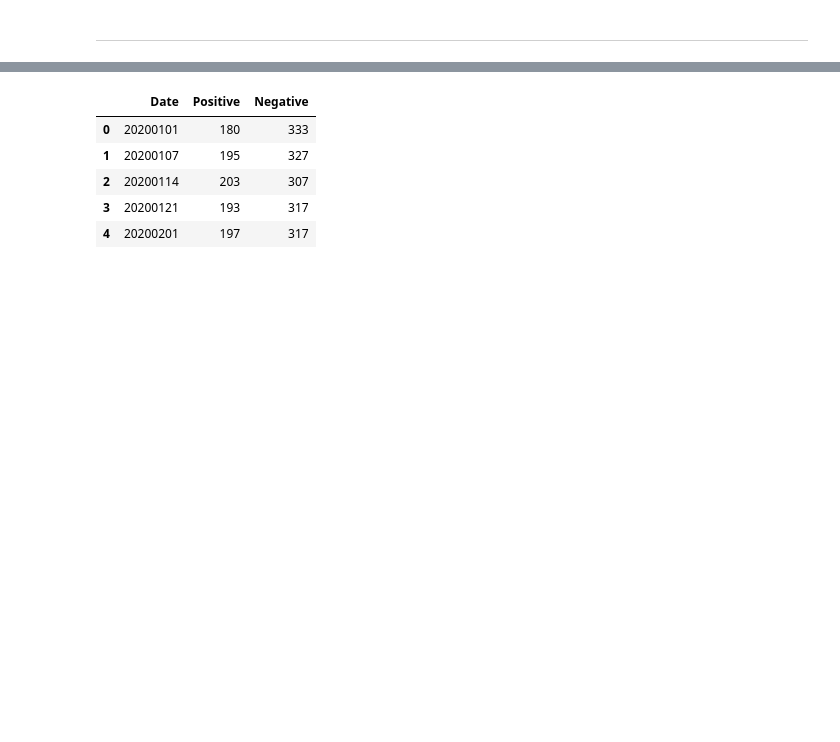
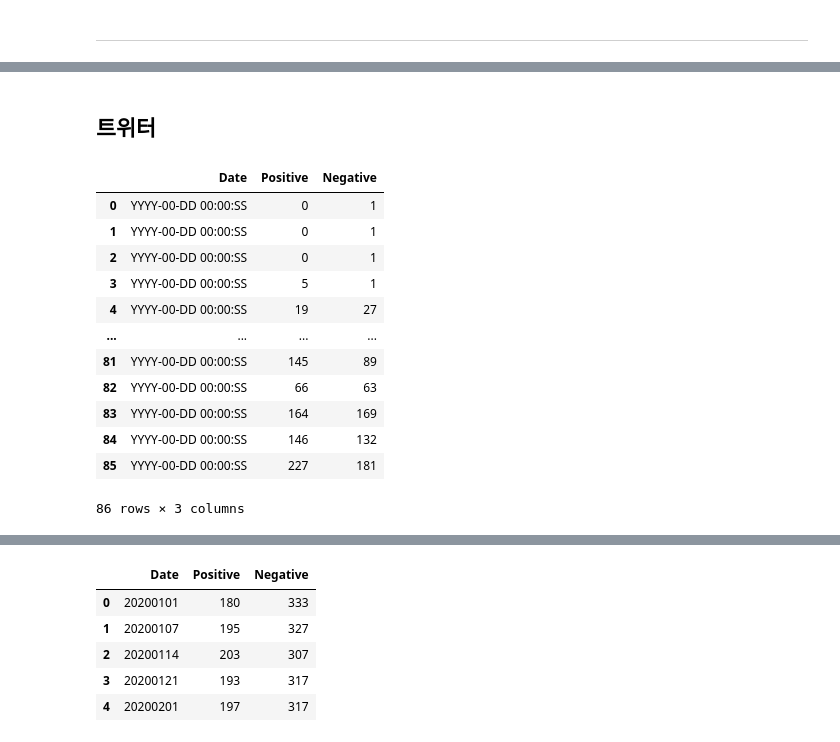
Before and after one commit to Dongmin-Sim/Project-Bornfire, a Jupyter notebook: 11_24/notebook/chartjs.ipynb, the cells around one changed output, grey strips where cells are left out. Drawn from its saved outputs; the diff is of its cells as text; code cells hidden in the pictures; blank space fills up the shorter version.

```diff
--- a/11_24/notebook/chartjs.ipynb
+++ b/11_24/notebook/chartjs.ipynb
@@ -78,0 +99,20 @@ emotion_total.head()
+# %% [markdown]
+## 트위터
+# %%
+tw_daily.to_csv('./output/tw_daily.csv')
+tw_emotion.to_csv('./output/naver_emotion.csv')
+naver_mood.to_csv('./output/naver_mood.csv')
+# %% [output]
+|  | Date | Positive | Negative |
+| 0 | YYYY-00-DD 00:00:SS | 0 | 1 |
+| 1 | YYYY-00-DD 00:00:SS | 0 | 1 |
+| 2 | YYYY-00-DD 00:00:SS | 0 | 1 |
+| 3 | YYYY-00-DD 00:00:SS | 5 | 1 |
+| 4 | YYYY-00-DD 00:00:SS | 19 | 27 |
+| ... | ... | ... | ... |
+| 81 | YYYY-00-DD 00:00:SS | 145 | 89 |
+| 82 | YYYY-00-DD 00:00:SS | 66 | 63 |
+| 83 | YYYY-00-DD 00:00:SS | 164 | 169 |
+| 84 | YYYY-00-DD 00:00:SS | 146 | 132 |
+| 85 | YYYY-00-DD 00:00:SS | 227 | 181 |
+86 rows × 3 columns
```
Also changed, not shown: parts of 5 cells of this notebook, 1 other file.
